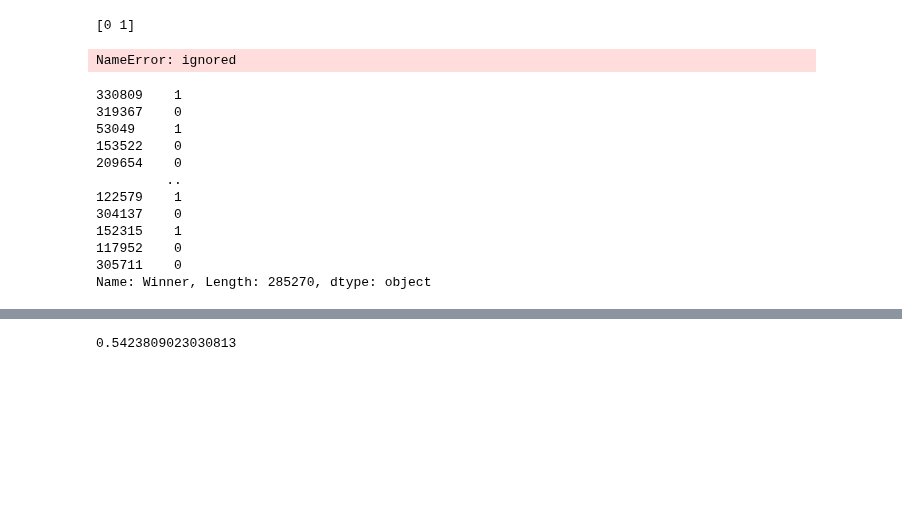
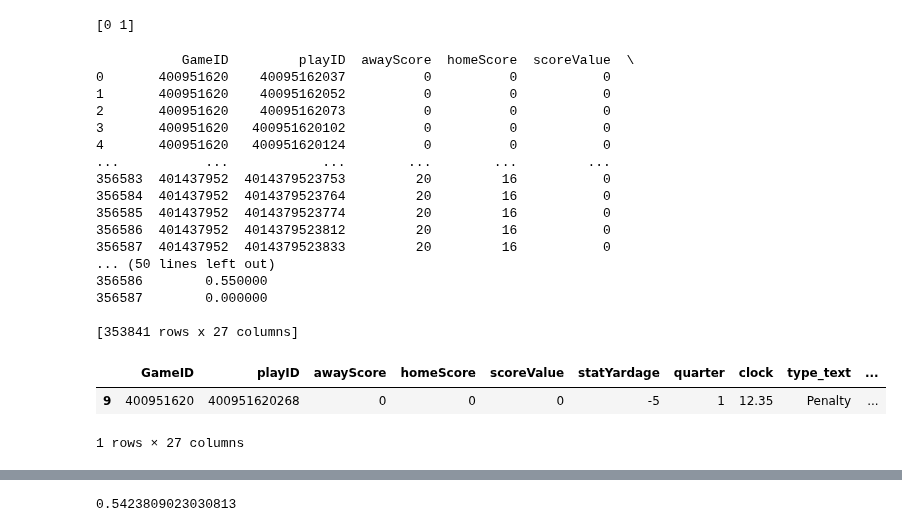
Before and after one commit to michel-wue/Seminar, a Jupyter notebook: Untitled3.ipynb, the cells around one changed output, grey strips where cells are left out. Cells and saved outputs as stored; diff of their text form; code cells hidden in the pictures; blank space fills up the shorter version.

```diff
--- a/Untitled3.ipynb
+++ b/Untitled3.ipynb
@@ -202,28 +258,40 @@ y_valid = y_valid.astype(int)
 [0 1]
 # %%
 X_train.to_csv('/content/drive/MyDrive/seminar/Train_data', index=False)
+# %%
+play_data = play_data.drop_duplicates()
+
+# Print the updated DataFrame
+print(play_data)
+# %% [output]
+           GameID         playID  awayScore  homeScore  scoreValue  \
+0       400951620    40095162037          0          0           0
+1       400951620    40095162052          0          0           0
+2       400951620    40095162073          0          0           0
+3       400951620   400951620102          0          0           0
+4       400951620   400951620124          0          0           0
+...           ...            ...        ...        ...         ...
+356583  401437952  4014379523753         20         16           0
+356584  401437952  4014379523764         20         16           0
+356585  401437952  4014379523774         20         16           0
+356586  401437952  4014379523812         20         16           0
+356587  401437952  4014379523833         20         16           0
+... (50 lines left out)
+356586        0.550000
+356587        0.000000
+
+[353841 rows x 27 columns]
 # %%
-dask_df = X_train
+dask_df = train
 
 # Erstelle den Pandas Profiling-Bericht
 report = pandas_profiling.ProfileReport(dask_df)
 
 # Save the report as an HTML file
-report.to_file('/content/drive/MyDrive/seminar/profil_report_Train.html')
+report.to_file('/content/drive/MyDrive/seminar/profil_report_data_train.html')
-# %% [output]
-NameError: ignored
-# %%
-print(y_train)
-# %% [output]
-330809    1
-319367    0
-53049     1
-153522    0
-209654    0
-         ..
-122579    1
-304137    0
-152315    1
-117952    0
-305711    0
-Name: Winner, Length: 285270, dtype: object
+# %%
+play_data[(play_data['GameID']==400951620) & (play_data['playID']==400951620268)]#400951620	400951620268
+# %% [output]
+|  | GameID | playID | awayScore | homeScore | scoreValue | statYardage | quarter | clock | type_text | ... |
+| 9 | 400951620 | 400951620268 | 0 | 0 | 0 | -5 | 1 | 12.35 | Penalty | ... |
+1 rows × 27 columns
```
Also changed, not shown: parts of 18 cells of this notebook.
